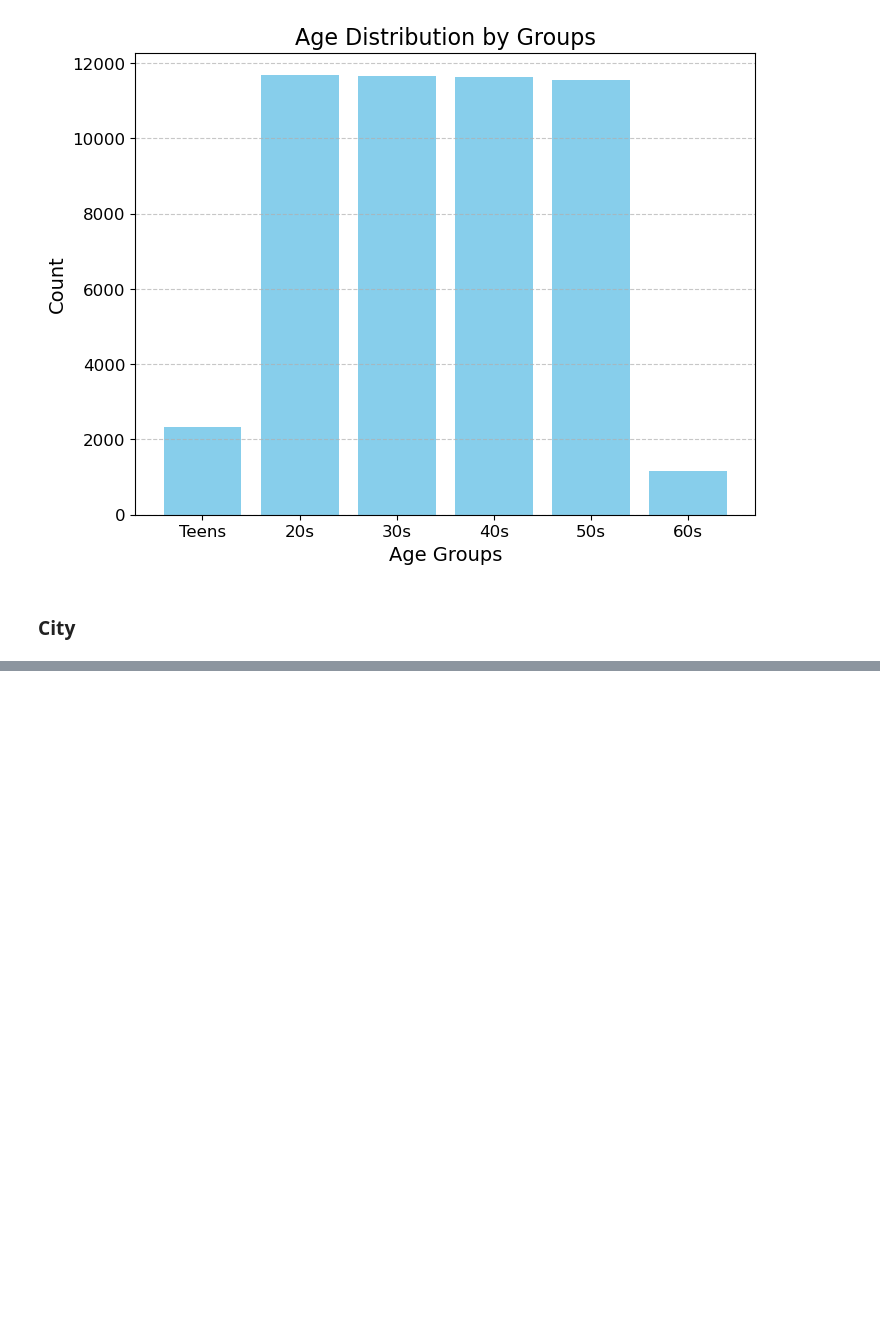
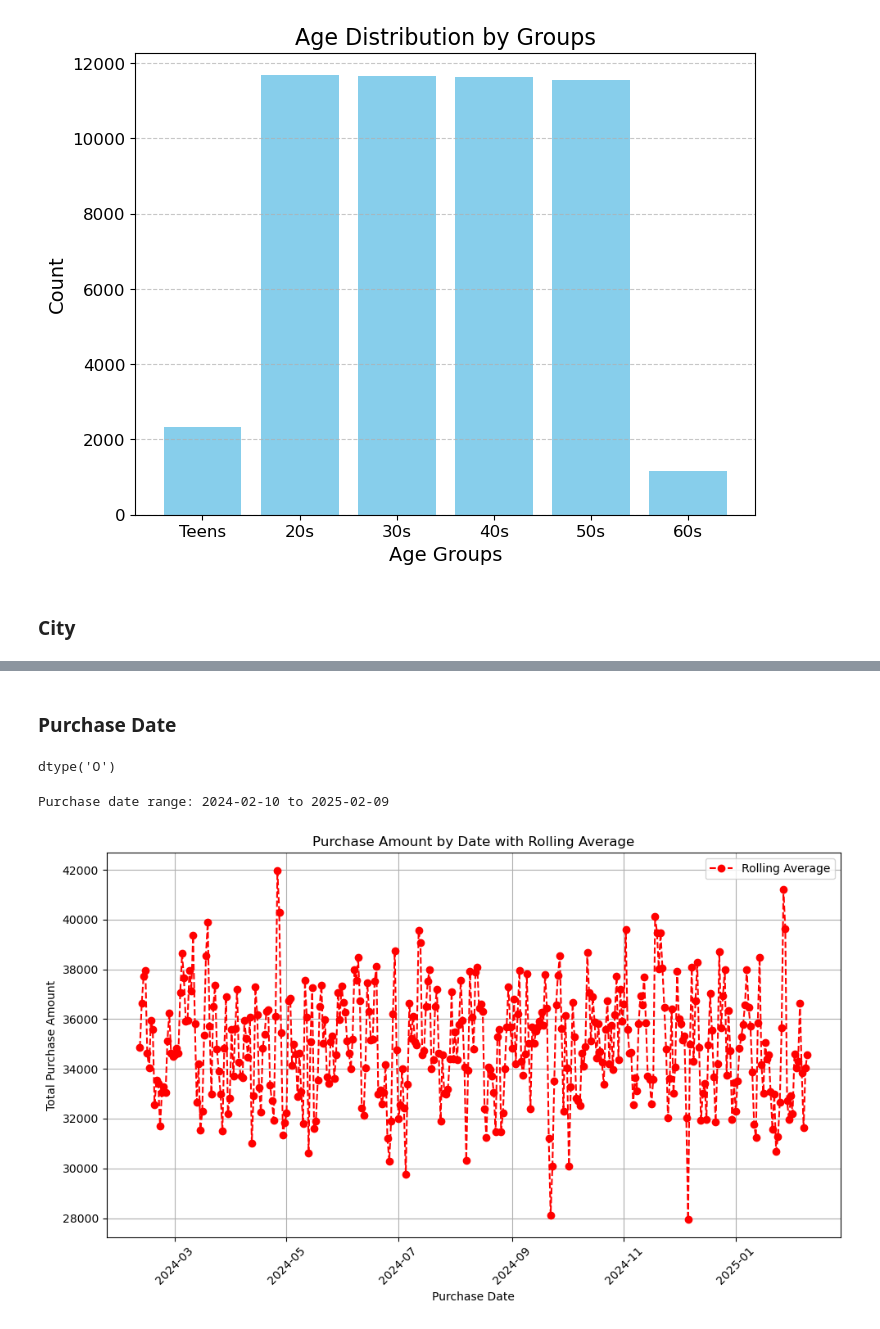
Before and after one commit to TheeLuke/Purchase-Behavior-Analysis, a Jupyter notebook: Purchase Behavior Analysis.ipynb, the cells around one changed output, grey strips where cells are left out. Drawn from its saved outputs; the diff is of its cells as text; code cells hidden in the pictures; blank space fills up the shorter version.

Commit message:
Data Exploration (City, Category, Product Name, Purchase Date)

```diff
--- a/Purchase Behavior Analysis.ipynb
+++ b/Purchase Behavior Analysis.ipynb
@@ -157,0 +269,40 @@ Teens: 2338
+# %% [markdown]
+### Purchase Date
+# %%
+data['Purchase_Date'].dtype
+
+# Need to convert from object to datetime format
+# %% [output]
+dtype('O')
+# %%
+data['Purchase_Date'] = pd.to_datetime(data['Purchase_Date'])
+
+min_date = data['Purchase_Date'].min().date()
+max_date = data['Purchase_Date'].max().date()
+
+print(f"Purchase date range: {min_date} to {max_date}")
+
+# About 1 year of data, could do a time series prediction or analysis
+# %% [output]
+Purchase date range: 2024-02-10 to 2025-02-09
+# %%
+# Group by Purchase_Date and sum Purchase_Amount
+grouped_data = data.groupby('Purchase_Date')['Purchase_Amount'].sum()
+
+# Calculate a rolling average (window size = 2 for simplicity)
+rolling_avg = grouped_data.rolling(window=2).mean()
+
+# Plot the data
+plt.figure(figsize=(10, 6))
+#plt.plot(grouped_data.index, grouped_data.values, marker='o', color='blue', label='Total Purchase Amount')
+plt.plot(rolling_avg.index, rolling_avg.values, marker='o', color='red', linestyle='--', label='Rolling Average')
+plt.title('Purchase Amount by Date with Rolling Average')
+plt.xlabel('Purchase Date')
+plt.ylabel('Total Purchase Amount')
+plt.grid(True)
+plt.xticks(rotation=45)
+plt.legend()
+plt.tight_layout()
+plt.show()
+# %% [output]
+[figure, added]
```
Also changed, not shown: parts of 14 cells of this notebook.
